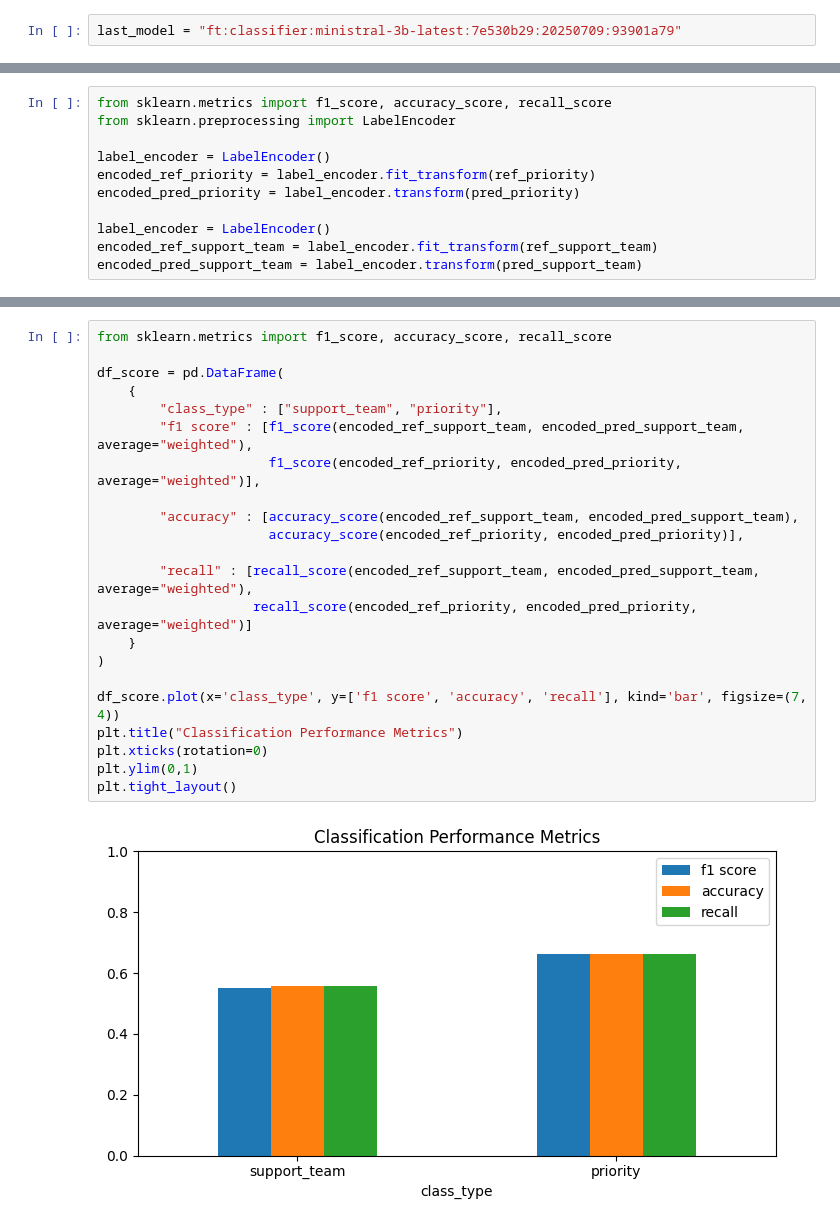
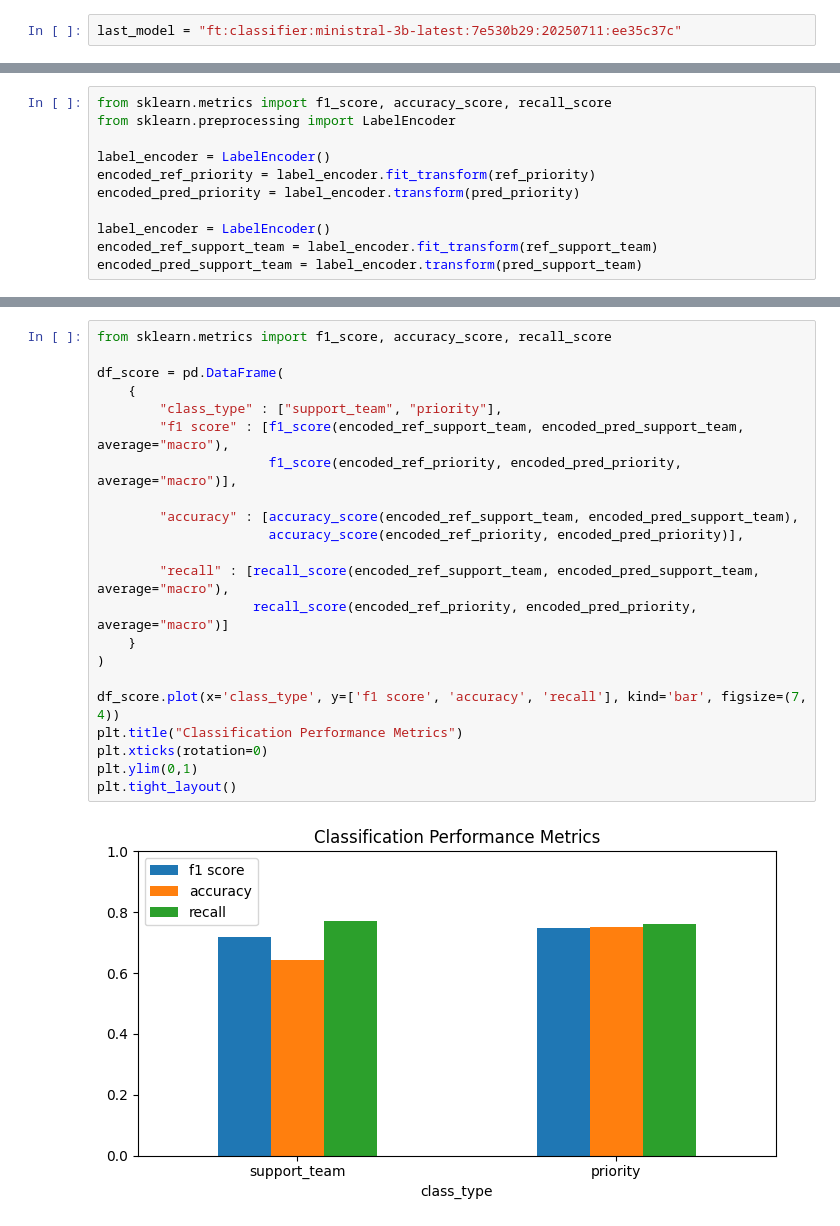
Before and after one commit to SharkSWasik/ai-ticketing-assistant, a Jupyter notebook: notebooks/fine-tuning.ipynb, the cells around one changed output, grey strips where cells are left out. Cells and saved outputs as stored; diff of their text form.

```diff
--- a/notebooks/fine-tuning.ipynb
+++ b/notebooks/fine-tuning.ipynb
@@ -160,7 +160,7 @@ ClassifierJobOut(id='c64a16bb-e50a-4fec-aefc-e39f2251b7c1', auto_start=False, mo
 # %% [markdown]
 # <font color='red'>4 - </font> Testing the finetuned Classifier
 # %%
-last_model = "ft:classifier:ministral-3b-latest:7e530b29:20250709:93901a79"
+last_model = "ft:classifier:ministral-3b-latest:7e530b29:20250711:ee35c37c"
 # %%
 from tqdm import tqdm
 
@@ -199,24 +195,24 @@ f1_score(encoded_ref_support_team, encoded_pred_support_team, average="weighted"
 # %%
 from sklearn.metrics import f1_score, accuracy_score, recall_score
 
 df_score = pd.DataFrame(
     {
         "class_type" : ["support_team", "priority"],
-        "f1 score" : [f1_score(encoded_ref_support_team, encoded_pred_support_team, average="weighted"),
-                      f1_score(encoded_ref_priority, encoded_pred_priority, average="weighted")],
+        "f1 score" : [f1_score(encoded_ref_support_team, encoded_pred_support_team, average="macro"),
+                      f1_score(encoded_ref_priority, encoded_pred_priority, average="macro")],
 
         "accuracy" : [accuracy_score(encoded_ref_support_team, encoded_pred_support_team),
                       accuracy_score(encoded_ref_priority, encoded_pred_priority)],
 
-        "recall" : [recall_score(encoded_ref_support_team, encoded_pred_support_team, average="weighted"),
-                    recall_score(encoded_ref_priority, encoded_pred_priority, average="weighted")]
+        "recall" : [recall_score(encoded_ref_support_team, encoded_pred_support_team, average="macro"),
+                    recall_score(encoded_ref_priority, encoded_pred_priority, average="macro")]
     }
 )
 
 df_score.plot(x='class_type', y=['f1 score', 'accuracy', 'recall'], kind='bar', figsize=(7, 4))
 plt.title("Classification Performance Metrics")
 plt.xticks(rotation=0)
 plt.ylim(0,1)
 plt.tight_layout()
 # %% [output]
-[figure, old version]
+[figure, new version]
```
Also changed, not shown: parts of 2 cells of this notebook.
